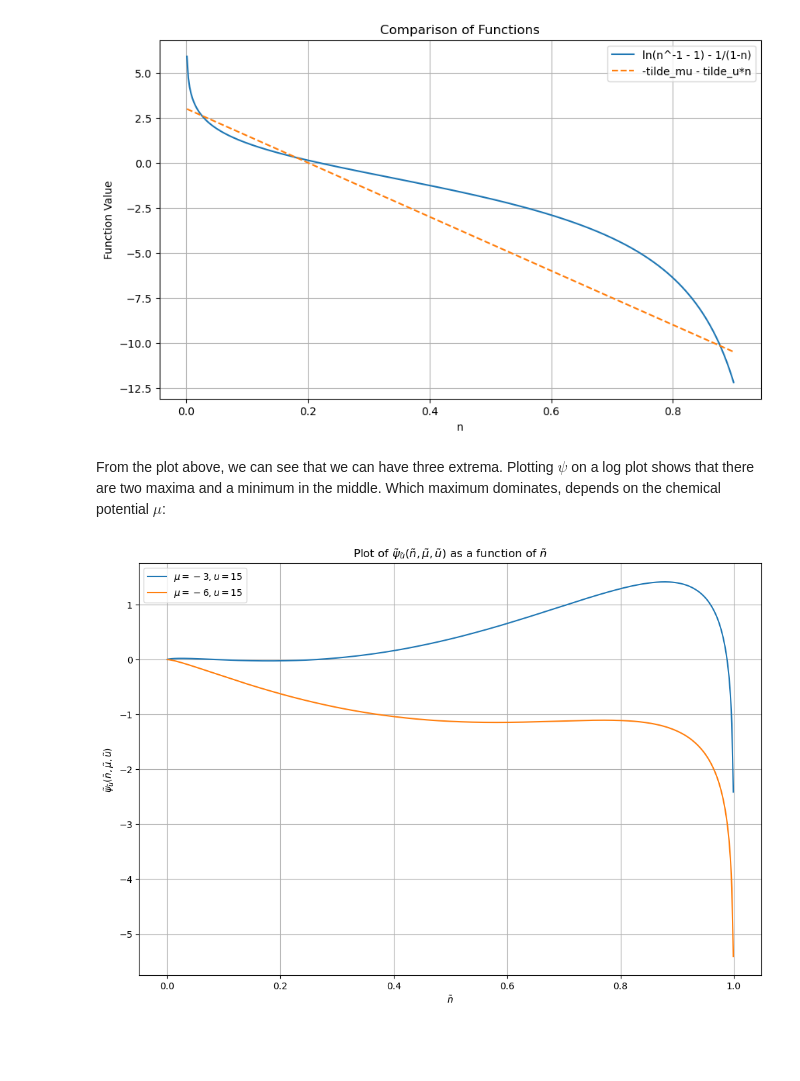
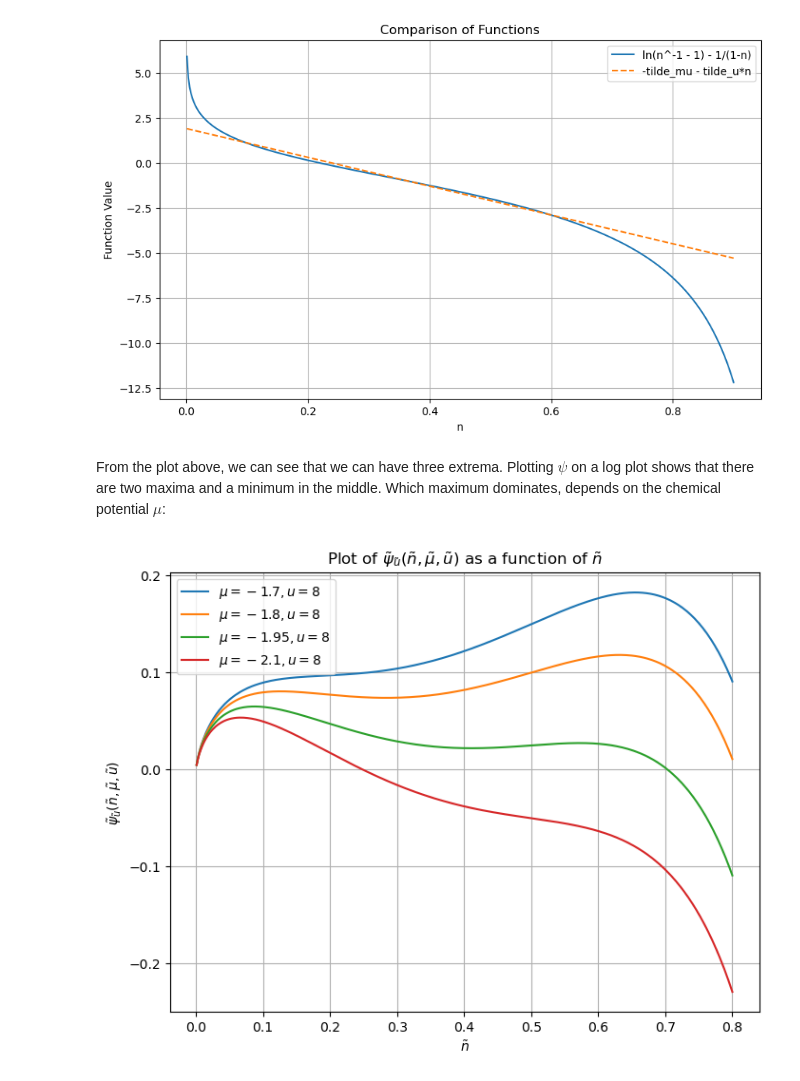
Before and after one commit to Hallatscheklab/StatPhys, a Jupyter notebook: _sources/Variational-Methods/interacting-gases-f.ipynb, the cells around one changed output. Drawn from its saved outputs; the diff is of its cells as text; code cells hidden in the pictures; blank space fills up the shorter version.

```diff
--- a/_sources/Variational-Methods/interacting-gases-f.ipynb
+++ b/_sources/Variational-Methods/interacting-gases-f.ipynb
@@ -399,7 +398,7 @@ def newly_corrected_function(n):
     return np.log(n**(-1) - 1) - 1 / (1 - n)
 
 # Define the second function to plot
-def second_function(n, tilde_mu=-3, tilde_u=15):
+def second_function(n, tilde_mu=-1.9, tilde_u=8):
     return -tilde_mu - tilde_u * n
 
 # Generate a range of tilde n values within the specified interval
@@ -420,41 +419,41 @@ plt.legend()
 plt.grid(True)
 plt.show()
 # %% [output]
-[figure, old version]
+[figure, new version]
 # %% [markdown]
 From the plot above, we can see that we can have three extrema. Plotting $\psi$ on a log plot shows that there are two maxima and a minimum in the middle. Which maximum dominates, depends on the chemical potential $\mu$:
 # %%
 import numpy as np
 import matplotlib.pyplot as plt
 
 # Define the updated function with both tilde u and tilde mu parameters
 def psi_tilde_updated(n, mu, u):
     return n * np.log(n**(-1) - 1) + mu * n + u * (n**2) / 2
 
 # Generate a range of tilde n values within the specified interval
-n_values = np.linspace(0.001, .999, 400)
+n_values = np.linspace(0.001, .8, 400)
 
 # Specify a range of tilde mu values for plotting
-mu_values = [-3, -6]
+mu_values = [-1.7,-1.8, -1.95, -2.1]
 
 # Specify a range of tilde u values for plotting
-u_values = [15]
+u_values = [8]
 
 # Plot the function for various combinations of tilde u and tilde mu values
-plt.figure(figsize=(12, 8))
+plt.figure(figsize=(8, 6))
 for mu in mu_values:
     for u in u_values:
         plt.plot(n_values, psi_tilde_updated(n_values, mu, u), label=f'$\mu={mu}, u={u}$')
 
 plt.title('Plot of $\~\psi_{\~u}(\~n, \~\mu, \~u)$ as a function of $\~n$')
 plt.xlabel('$\~n$')
 plt.ylabel('$\~\psi_{\~u}(\~n, \~\mu, \~u)$')
 #plt.yscale('log')
 plt.legend()
 plt.grid(True)
 plt.show()
 # %% [output]
-[figure, old version]
+[figure, new version]
 # %% [markdown]
 The interpretation here is that for low $\tilde \mu$ (large negative $\mu$), a low density phase obtains, and vice versa for high $\tilde\mu$. There is a transition point $\tilde\mu_c(\tilde u)$, where the density jumps -- phase transition:
 
```
Also changed, not shown: parts of 8 cells of this notebook, 7 other files.
